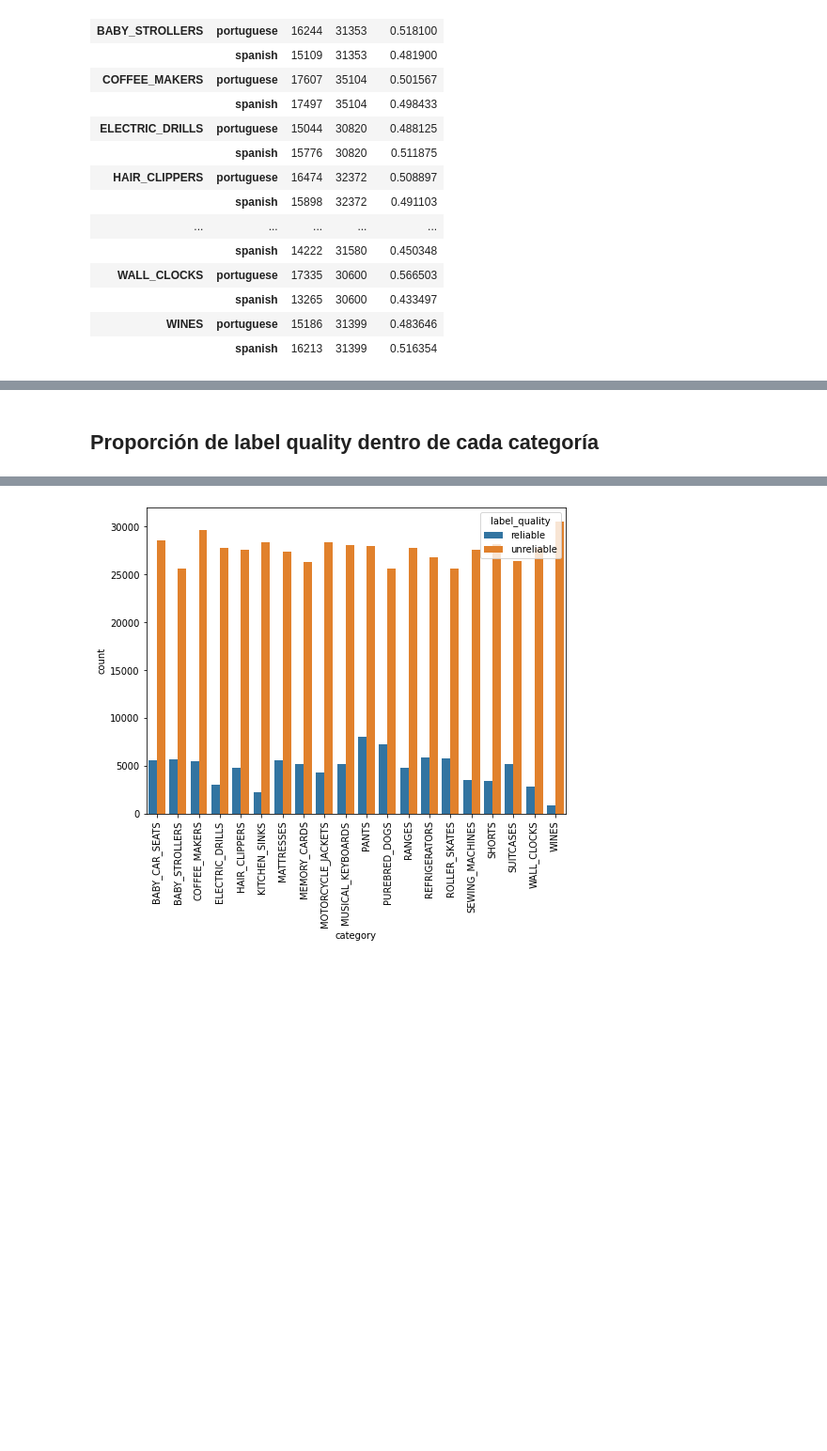
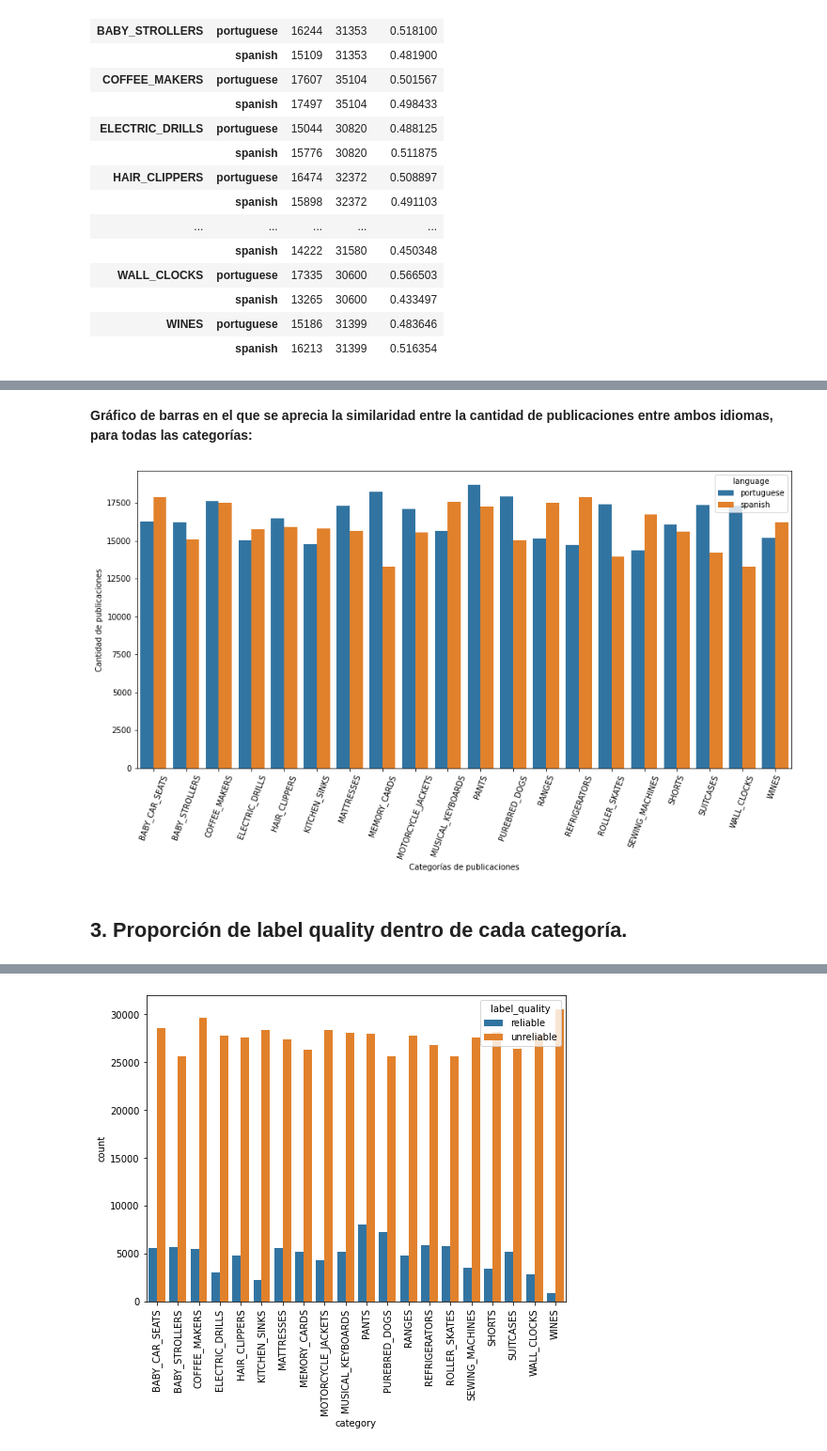
Before and after one commit to benjaminocampo/Mentoria, a Jupyter notebook: labs/01/exercises.ipynb, the cells around one changed output, grey strips where cells are left out. Shown at 94% size. Drawn from its saved outputs; the diff is of its cells as text; code cells hidden in the pictures; blank space fills up the shorter version.

```diff
--- a/labs/01/exercises.ipynb
+++ b/labs/01/exercises.ipynb
@@ -96,2 +273,19 @@ proportion(df, category, language)
+# %% [markdown]
+**Gráfico de barras en el que se aprecia la similaridad entre la cantidad de publicaciones entre ambos idiomas, para todas las categorías:**
+# %%
+df_language_by_category = proportion(df, category, language).reset_index()
+fig = plt.figure(figsize=(15,7))
+seaborn.barplot(
+    y=df_language_by_category["count"],
+    x=df_language_by_category["category"],
+    hue=df_language_by_category["language"],
+    ci=None
+)
+plt.xticks(rotation=70)
+plt.ylabel("Cantidad de publicaciones")
+plt.xlabel("Categorías de publicaciones")
+plt.ticklabel_format(style='plain', axis='y')
+# %% [output]
+[figure, added]
 # %% [markdown]
- ## Proporción de label quality dentro de cada categoría
+## 3. Proporción de label quality dentro de cada categoría.
```
Also changed, not shown: parts of 54 cells of this notebook.
